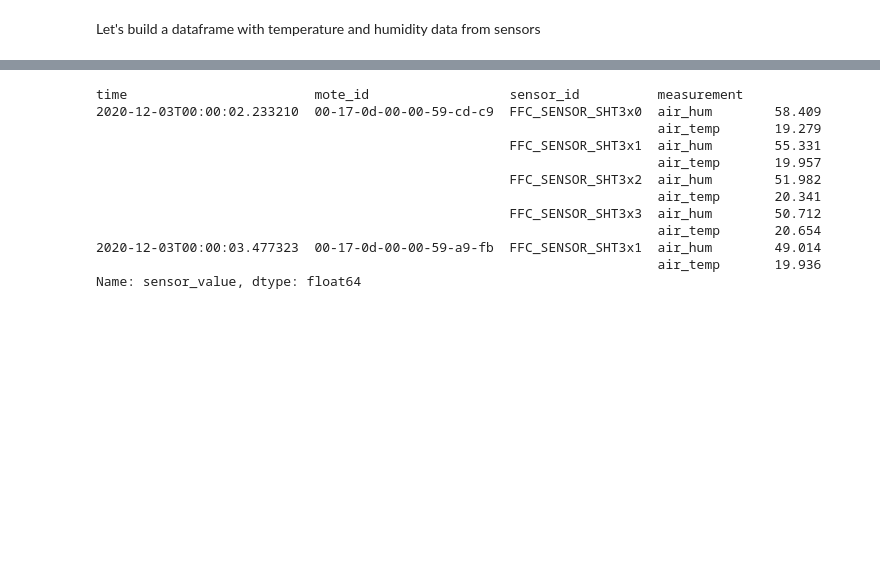
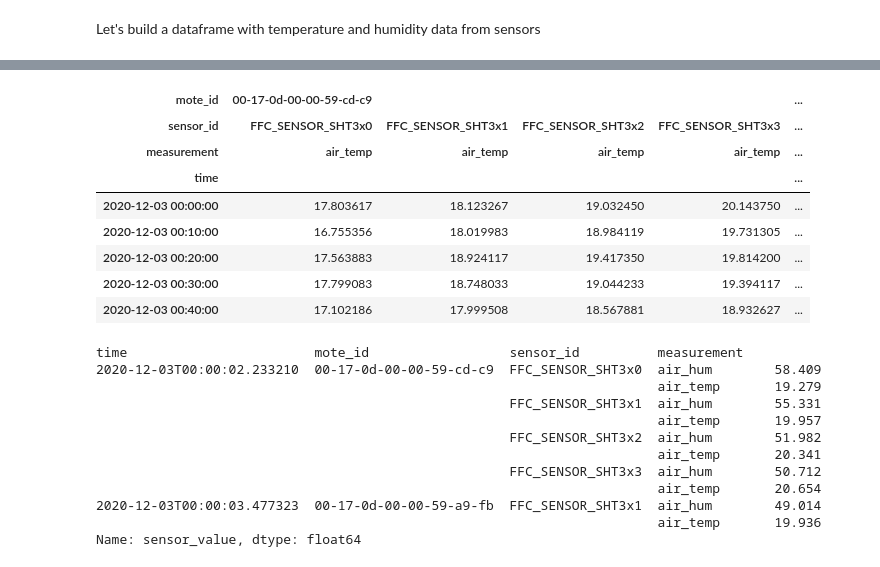
Before and after one commit to hernanlira/hl_frost, a Jupyter notebook: 07_data_and_var_testing.ipynb, the cells around one changed output, grey strips where cells are left out. Drawn from its saved outputs; the diff is of its cells as text; code cells hidden in the pictures; blank space fills up the shorter version.

```diff
--- a/07_data_and_var_testing.ipynb
+++ b/07_data_and_var_testing.ipynb
@@ -51 +75,16 @@ sensor_th_ok.head()
+# %%
+# Sampling to 10 minutes
+data_pivot_resample = data_pivot.resample('10T').mean()
+# %%
+data_pivot_resample.head()
+# %% [output]
+| mote_id | 00-17-0d-00-00-59-cd-c9 |  |  |  | ... |
+| sensor_id | FFC_SENSOR_SHT3x0 | FFC_SENSOR_SHT3x1 | FFC_SENSOR_SHT3x2 | FFC_SENSOR_SHT3x3 | ... |
+| measurement | air_temp | air_temp | air_temp | air_temp | ... |
+| time |  |  |  |  | ... |
+| 2020-12-03 00:00:00 | 17.803617 | 18.123267 | 19.032450 | 20.143750 | ... |
+| 2020-12-03 00:10:00 | 16.755356 | 18.019983 | 18.984119 | 19.731305 | ... |
+| 2020-12-03 00:20:00 | 17.563883 | 18.924117 | 19.417350 | 19.814200 | ... |
+| 2020-12-03 00:30:00 | 17.799083 | 18.748033 | 19.044233 | 19.394117 | ... |
+| 2020-12-03 00:40:00 | 17.102186 | 17.999508 | 18.567881 | 18.932627 | ... |
 # %%
```
Also changed, not shown: parts of 8 cells of this notebook.
